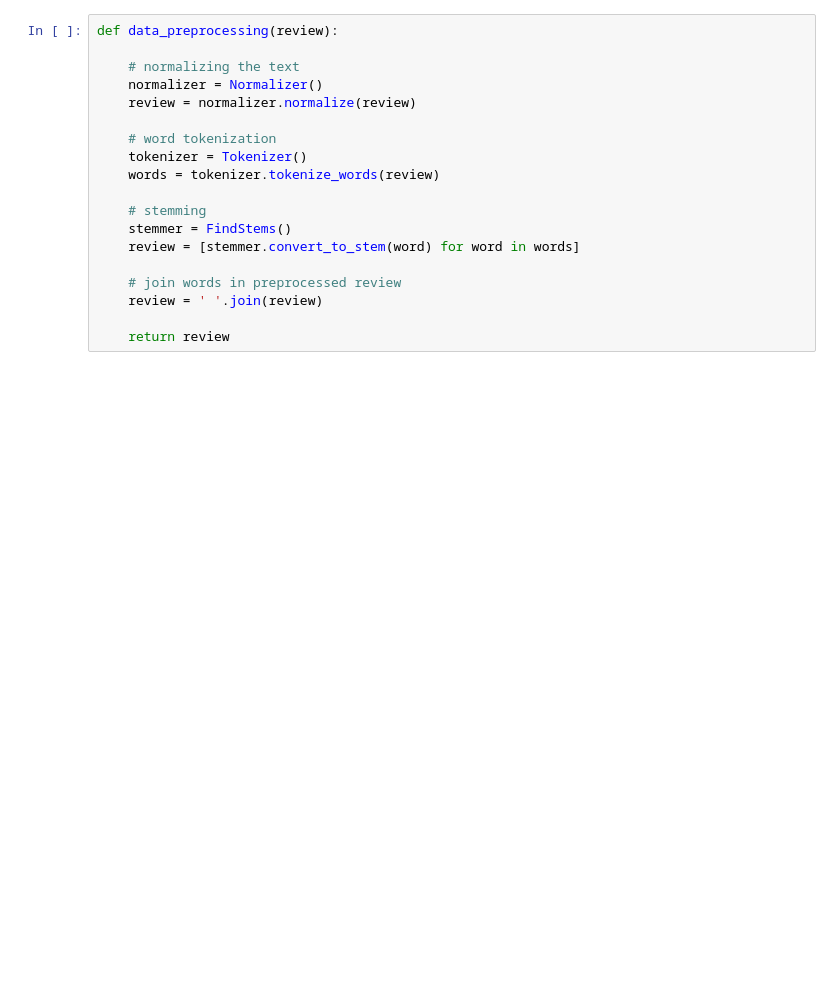
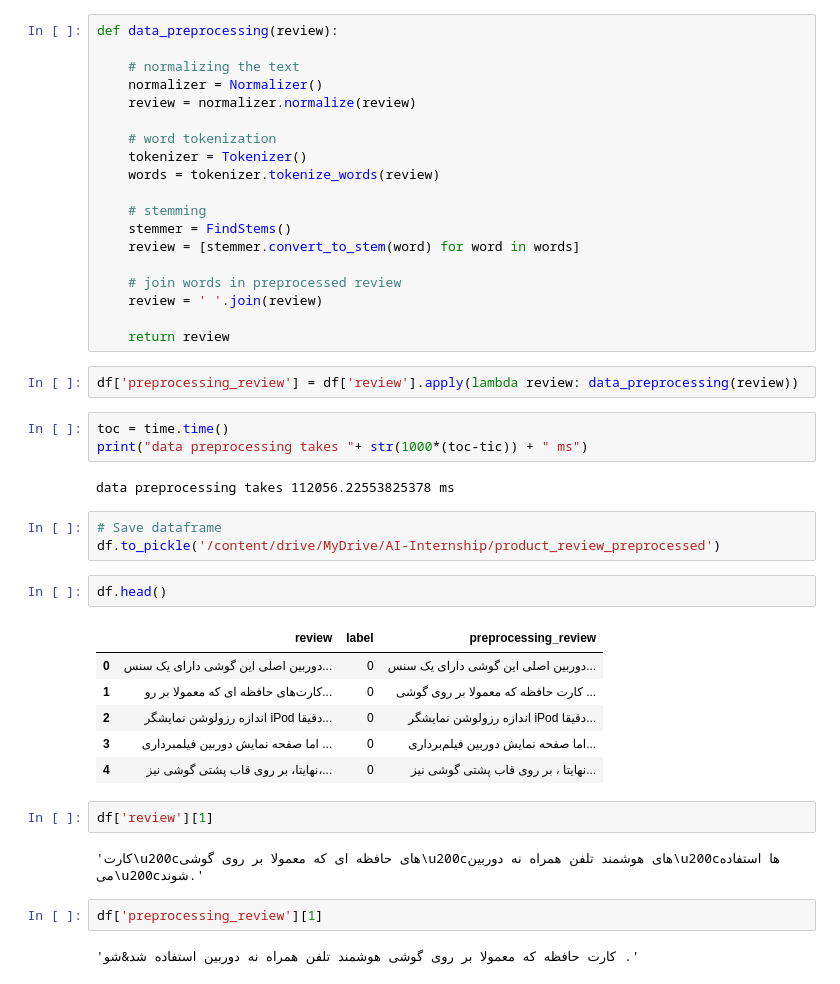
Before and after one commit to ZahraDehghani99/AI-Internship, a Jupyter notebook: Phase04-NLP-with-ML/Sentiment_Analysis_Product_Review.ipynb, the cells around one changed output. Saved outputs shown, nothing was run; the diff lists cells and outputs as text; blank space fills up the shorter version.

```diff
--- a/Phase04-NLP-with-ML/Sentiment_Analysis_Product_Review.ipynb
+++ b/Phase04-NLP-with-ML/Sentiment_Analysis_Product_Review.ipynb
@@ -172,3 +231,30 @@ def data_preprocessing(review):
     review = ' '.join(review)
 
     return review
+# %%
+df['preprocessing_review'] = df['review'].apply(lambda review: data_preprocessing(review))
+# %%
+toc = time.time()
+print("data preprocessing takes "+ str(1000*(toc-tic)) + " ms")
+# %% [output]
+data preprocessing takes 112056.22553825378 ms
+# %%
+# Save dataframe
+df.to_pickle('/content/drive/MyDrive/AI-Internship/product_review_preprocessed')
+# %%
+df.head()
+# %% [output]
+|  | review | label | preprocessing_review |
+| 0 | دوربین اصلی این گوشی دارای یک سنس... | 0 | دوربین اصلی این گوشی دارای یک سنس... |
+| 1 | کارت‌های حافظه ای که معمولا بر رو... | 0 | کارت حافظه که معمولا بر روی گوشی ... |
+| 2 | اندازه رزولوشن نمایشگر iPod دقیقا... | 0 | اندازه رزولوشن نمایشگر iPod دقیقا... |
+| 3 | اما صفحه نمایش دوربین فیلمبرداری ... | 0 | اما صفحه نمایش دوربین فیلم‌برداری... |
+| 4 | نهایتا، بر روی قاب پشتی گوشی نیز،... | 0 | نهایتا ، بر روی قاب پشتی گوشی نیز... |
+# %%
+df['review'][1]
+# %% [output]
+'کارت\u200cهای حافظه ای که معمولا بر روی گوشی\u200cهای هوشمند تلفن همراه نه دوربین\u200cها استفاده می\u200cشوند.'
+# %%
+df['preprocessing_review'][1]
+# %% [output]
+'کارت حافظه که معمولا بر روی گوشی هوشمند تلفن همراه نه دوربین استفاده شد&شو .'
```
Also changed, not shown: parts of 17 cells of this notebook.
